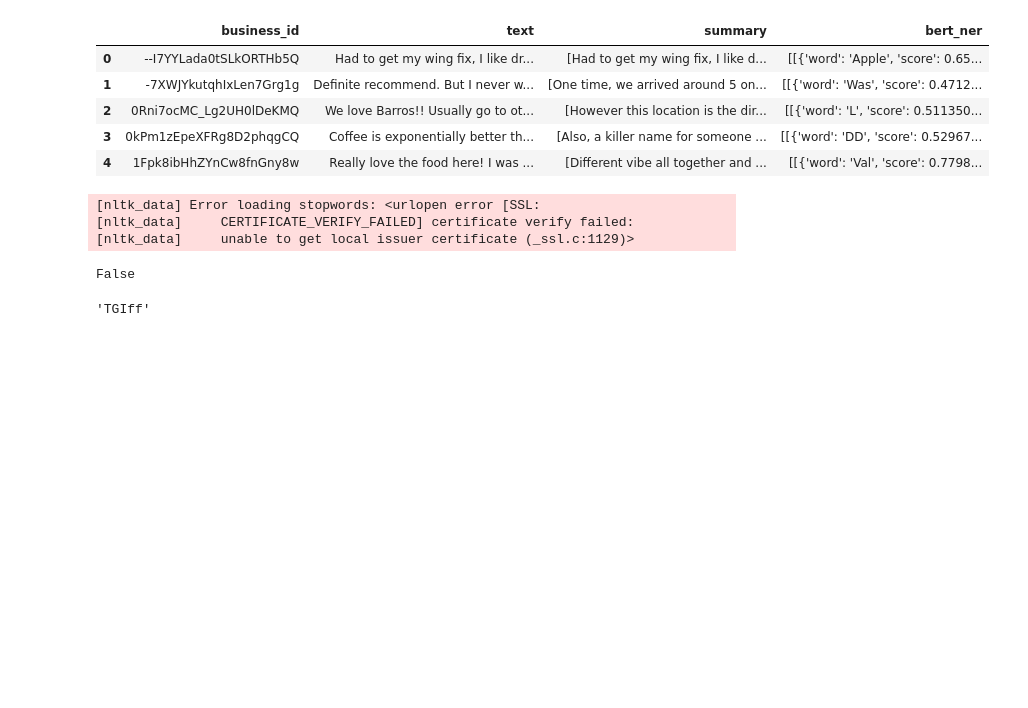
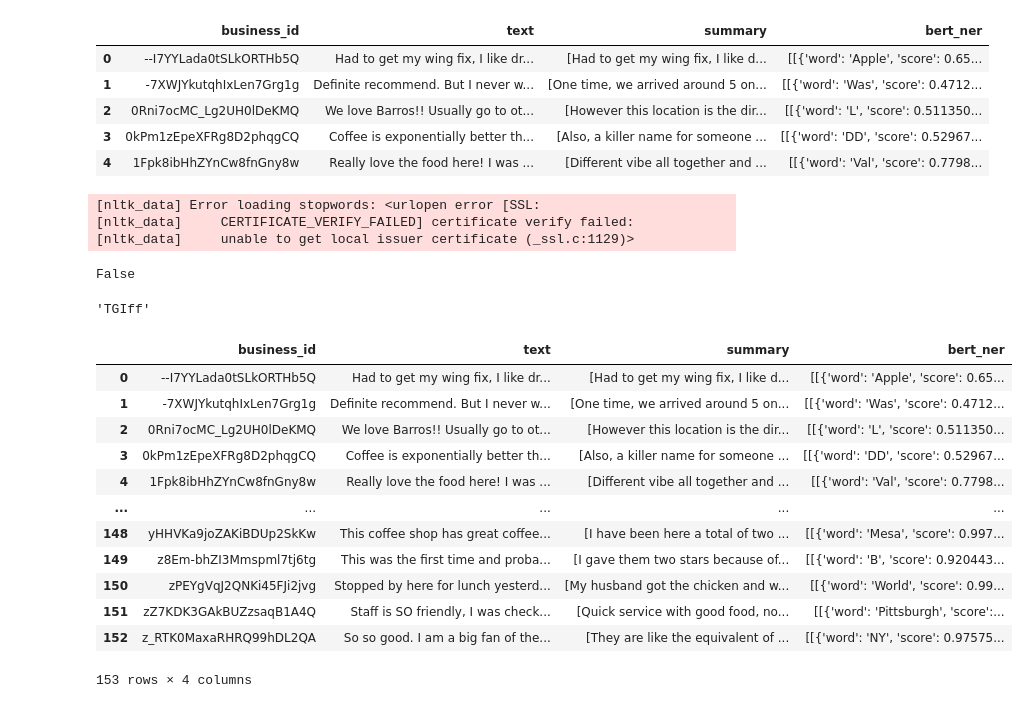
Before and after one commit to ABHISHEK03312/NLP-Assignment1, a Jupyter notebook: NLP-Application.ipynb, the cells around one changed output. Cells and saved outputs as stored; diff of their text form; code cells hidden in the pictures; blank space fills up the shorter version.

```diff
--- a/NLP-Application.ipynb
+++ b/NLP-Application.ipynb
@@ -140,45 +77,3 @@ def tokenize_sentences(sentence_array):
         tokenize_sent = nltk_pos_tagging(sentences)
         sentence_tokens.append(tokenize_sent)
     return sentence_tokens
-# %%
-def get_text_sentiment(lyrics):
-  analysis = TextBlob(lyrics)
-  return analysis.sentiment.polarity
-# %%
-def get_sentence_sentiment(sentence_array):
-    sentences_sentiment = []
-    for sentences in sentence_array:
-        sentiment = get_text_sentiment(sentences)
-        sentences_sentiment.append(sentiment)
-    return sentences_sentiment
-# %%
-def count_noun_adjective_pairs(sentence_array,sentiment_array):
-    count_array = []
-    i = 0
-    k = 0
-    for pos_tags_array in sentence_array:
-        pos_tags_count_array = []
-        for pos_tags in range(len(pos_tags_array)):
-            if (((pos_tags_array[pos_tags][1]) == "NN") or ((pos_tags_array[pos_tags][1]) == "NNS") or ((pos_tags_array[pos_tags][1]) == "NNP") or ((pos_tags_array[pos_tags][1]) == "NNPS")):
-                i = pos_tags+1
-                j = pos_tags-1
-                while i <len(pos_tags_array) and j>=0:
-                    if(pos_tags_array[j][1]=="JJ"):
-                        adjective = wordnet_lemmatizer(pos_tags_array[j][0])[0].lower()
-                        noun = wordnet_lemmatizer(pos_tags_array[pos_tags][0])[0].lower()
-                        pos_tags_count_array.append([noun,adjective])
-                        break
-                    elif(pos_tags_array[i][1]=="JJ"):
-                        adjective = wordnet_lemmatizer(pos_tags_array[i][0])[0].lower()
-                        noun = wordnet_lemmatizer(pos_tags_array[pos_tags][0])[0].lower()
-                        pos_tags_count_array.append([noun,adjective])
-                        break
-                    if(i<len(pos_tags_array)):
-                        i = i+1
-                    if(j-1>=0):
-                        j = j-1
-        count_array.append([pos_tags_count_array,len(pos_tags_count_array),sentiment_array[k]])
-        k = k+1
-        i = i+1
-
-    return count_array
@@ -588,3 +409,19 @@ business_review_id_clean = get_cleaned_ner_tags(business_review_id_copy)
 # %%
 with open('/Users/abhishekvaidyanathan/Desktop/NLP-Assignment1/business_review_id_clean.json', 'w') as convert_file:
      convert_file.write(json.dumps(business_review_id_clean))
+# %%
+combined_reviews
+# %% [output]
+|  | business_id | text | summary | bert_ner |
+| 0 | --I7YYLada0tSLkORTHb5Q | Had to get my wing fix, I like dr... | [Had to get my wing fix, I like d... | [[{'word': 'Apple', 'score': 0.65... |
+| 1 | -7XWJYkutqhIxLen7Grg1g | Definite recommend. But I never w... | [One time, we arrived around 5 on... | [[{'word': 'Was', 'score': 0.4712... |
+| 2 | 0Rni7ocMC_Lg2UH0lDeKMQ | We love Barros!! Usually go to ot... | [However this location is the dir... | [[{'word': 'L', 'score': 0.511350... |
+| 3 | 0kPm1zEpeXFRg8D2phqgCQ | Coffee is exponentially better th... | [Also, a killer name for someone ... | [[{'word': 'DD', 'score': 0.52967... |
+| 4 | 1Fpk8ibHhZYnCw8fnGny8w | Really love the food here! I was ... | [Different vibe all together and ... | [[{'word': 'Val', 'score': 0.7798... |
+| ... | ... | ... | ... | ... |
+| 148 | yHHVKa9joZAKiBDUp2SkKw | This coffee shop has great coffee... | [I have been here a total of two ... | [[{'word': 'Mesa', 'score': 0.997... |
+| 149 | z8Em-bhZI3Mmspml7tj6tg | This was the first time and proba... | [I gave them two stars because of... | [[{'word': 'B', 'score': 0.920443... |
+| 150 | zPEYgVqJ2QNKi45FJi2jvg | Stopped by here for lunch yesterd... | [My husband got the chicken and w... | [[{'word': 'World', 'score': 0.99... |
+| 151 | zZ7KDK3GAkBUZzsaqB1A4Q | Staff is SO friendly, I was check... | [Quick service with good food, no... | [[{'word': 'Pittsburgh', 'score':... |
+| 152 | z_RTK0MaxaRHRQ99hDL2QA | So so good. I am a big fan of the... | [They are like the equivalent of ... | [[{'word': 'NY', 'score': 0.97575... |
+153 rows × 4 columns
```
Also changed, not shown: parts of 23 cells of this notebook, 3 other files.
